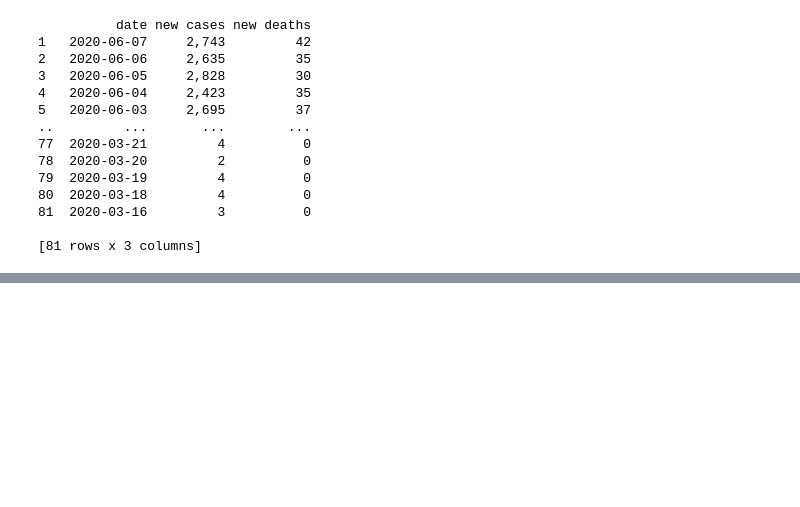
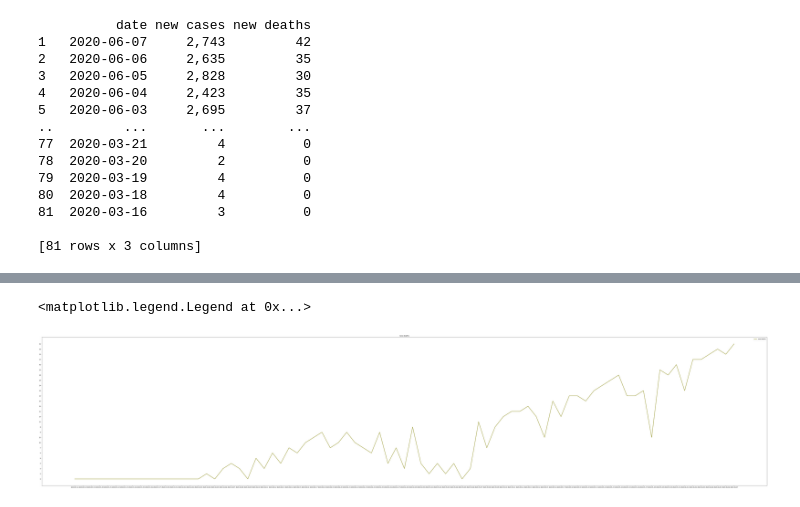
Before and after one commit to Nabapadma-sarker/Bangladesh-Corona-Virus-Prediction, a Jupyter notebook: making-dataset.ipynb, the cells around one changed output, grey strips where cells are left out. Cells and saved outputs as stored; diff of their text form; code cells hidden in the pictures; blank space fills up the shorter version.

```diff
--- a/making-dataset.ipynb
+++ b/making-dataset.ipynb
@@ -70,0 +104,9 @@ singledataset.to_csv("data1.csv")
+# %%
+plt.figure(figsize=(95,20))
+plt.title('new deaths', loc='center', fontsize=12, fontweight=0)
+plt.plot( 'date', 'new deaths', data=singledataset, marker='', color='olive', linewidth=2)
+plt.savefig('./newDeaths.png')
+plt.legend()
+# %% [output]
+<matplotlib.legend.Legend at 0x...>
+[figure, added]
```
Also changed, not shown: parts of 3 cells of this notebook, 3 other files.
